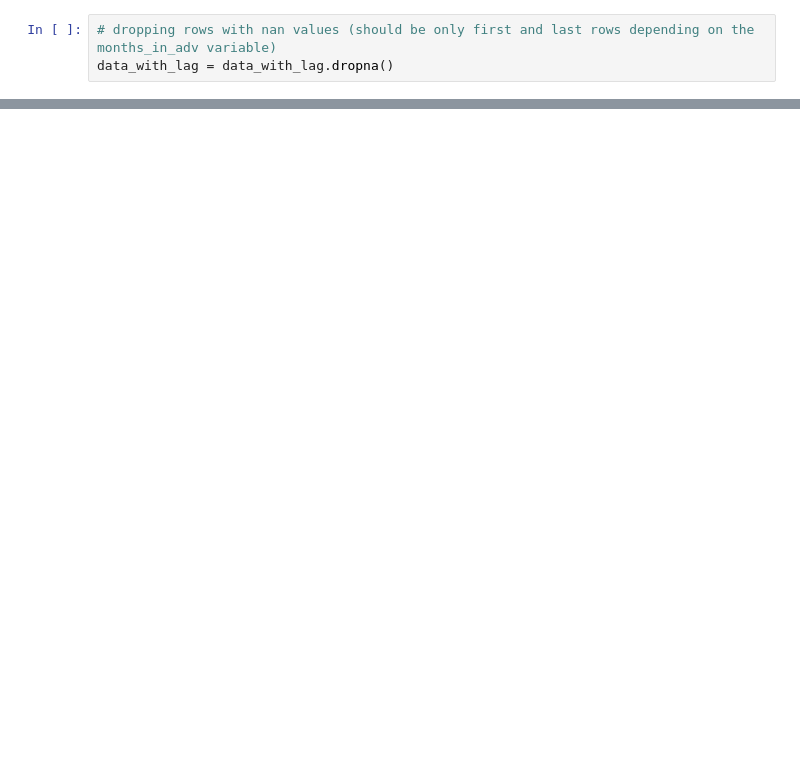
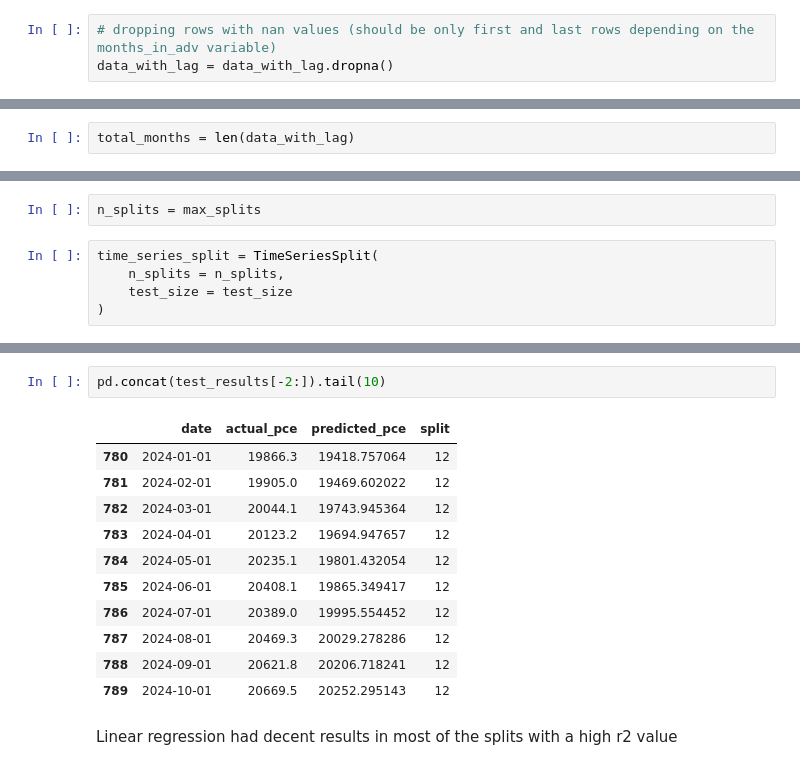
Before and after one commit to vickitaylor/sleigh_the_model, a Jupyter notebook: notebooks/model_setup.ipynb, the cells around one changed output, grey strips where cells are left out. Drawn from its saved outputs; the diff is of its cells as text; blank space fills up the shorter version.

```diff
--- a/notebooks/model_setup.ipynb
+++ b/notebooks/model_setup.ipynb
@@ -109,0 +98,2 @@ y = data['pce_future']
+# %%
+total_months = len(data_with_lag)
@@ -109,0 +105,7 @@ y = data['pce_future']
+# %%
+n_splits = max_splits
+# %%
+time_series_split = TimeSeriesSplit(
+    n_splits = n_splits,
+    test_size = test_size
+)
@@ -109,0 +177,16 @@ y = data['pce_future']
+# %%
+pd.concat(test_results[-2:]).tail(10)
+# %% [output]
+|  | date | actual_pce | predicted_pce | split |
+| 780 | 2024-01-01 | 19866.3 | 19418.757064 | 12 |
+| 781 | 2024-02-01 | 19905.0 | 19469.602022 | 12 |
+| 782 | 2024-03-01 | 20044.1 | 19743.945364 | 12 |
+| 783 | 2024-04-01 | 20123.2 | 19694.947657 | 12 |
+| 784 | 2024-05-01 | 20235.1 | 19801.432054 | 12 |
+| 785 | 2024-06-01 | 20408.1 | 19865.349417 | 12 |
+| 786 | 2024-07-01 | 20389.0 | 19995.554452 | 12 |
+| 787 | 2024-08-01 | 20469.3 | 20029.278286 | 12 |
+| 788 | 2024-09-01 | 20621.8 | 20206.718241 | 12 |
+| 789 | 2024-10-01 | 20669.5 | 20252.295143 | 12 |
+# %% [markdown]
+Linear regression had decent results in most of the splits with a high r2 value
```
Also changed, not shown: parts of 16 cells of this notebook.
